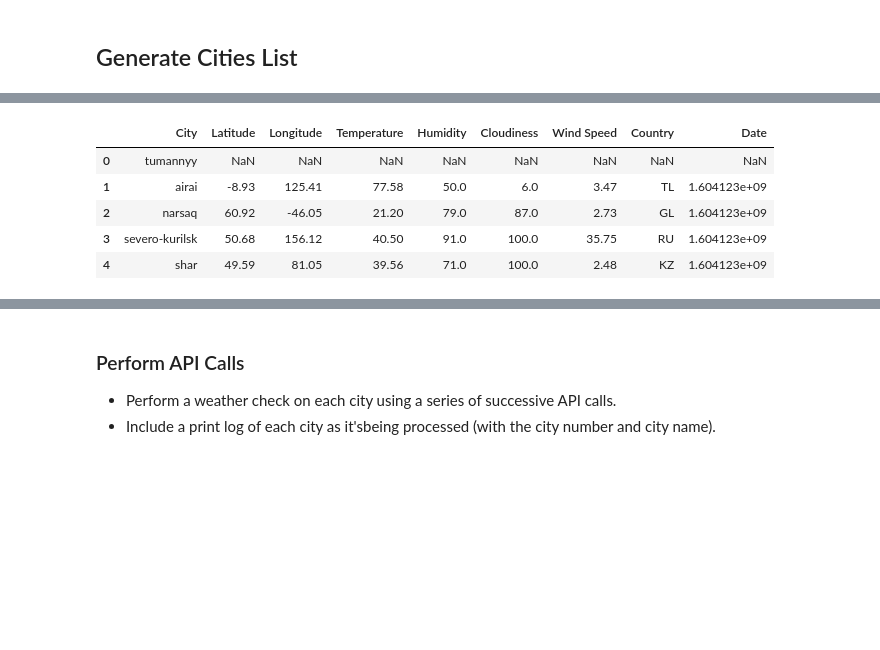
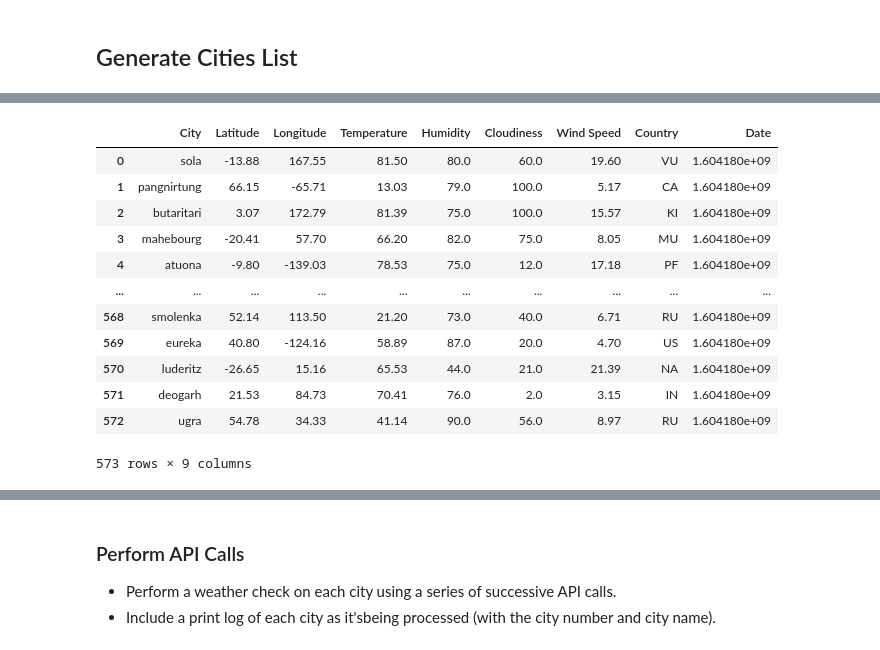
Before and after one commit to cbauer15/python-api-challenge, a Jupyter notebook: HW/Instructions/starter_code/WeatherPy.ipynb, the cells around one changed output, grey strips where cells are left out. Saved outputs shown, nothing was run; the diff lists cells and outputs as text; code cells hidden in the pictures; blank space fills up the shorter version.

```diff
--- a/HW/Instructions/starter_code/WeatherPy.ipynb
+++ b/HW/Instructions/starter_code/WeatherPy.ipynb
@@ -108,12 +108,19 @@ Processing Record 593 | roald
 # %%
-weather_df.head()
+weather_df
 # %% [output]
 |  | City | Latitude | Longitude | Temperature | Humidity | Cloudiness | Wind Speed | Country | Date |
-| 0 | tumannyy | NaN | NaN | NaN | NaN | NaN | NaN | NaN | NaN |
-| 1 | airai | -8.93 | 125.41 | 77.58 | 50.0 | 6.0 | 3.47 | TL | 1.604123e+09 |
-| 2 | narsaq | 60.92 | -46.05 | 21.20 | 79.0 | 87.0 | 2.73 | GL | 1.604123e+09 |
-| 3 | severo-kurilsk | 50.68 | 156.12 | 40.50 | 91.0 | 100.0 | 35.75 | RU | 1.604123e+09 |
-| 4 | shar | 49.59 | 81.05 | 39.56 | 71.0 | 100.0 | 2.48 | KZ | 1.604123e+09 |
+| 0 | sola | -13.88 | 167.55 | 81.50 | 80.0 | 60.0 | 19.60 | VU | 1.604180e+09 |
+| 1 | pangnirtung | 66.15 | -65.71 | 13.03 | 79.0 | 100.0 | 5.17 | CA | 1.604180e+09 |
+| 2 | butaritari | 3.07 | 172.79 | 81.39 | 75.0 | 100.0 | 15.57 | KI | 1.604180e+09 |
+| 3 | mahebourg | -20.41 | 57.70 | 66.20 | 82.0 | 75.0 | 8.05 | MU | 1.604180e+09 |
+| 4 | atuona | -9.80 | -139.03 | 78.53 | 75.0 | 12.0 | 17.18 | PF | 1.604180e+09 |
+| ... | ... | ... | ... | ... | ... | ... | ... | ... | ... |
+| 568 | smolenka | 52.14 | 113.50 | 21.20 | 73.0 | 40.0 | 6.71 | RU | 1.604180e+09 |
+| 569 | eureka | 40.80 | -124.16 | 58.89 | 87.0 | 20.0 | 4.70 | US | 1.604180e+09 |
+| 570 | luderitz | -26.65 | 15.16 | 65.53 | 44.0 | 21.0 | 21.39 | NA | 1.604180e+09 |
+| 571 | deogarh | 21.53 | 84.73 | 70.41 | 76.0 | 2.0 | 3.15 | IN | 1.604180e+09 |
+| 572 | ugra | 54.78 | 34.33 | 41.14 | 90.0 | 56.0 | 8.97 | RU | 1.604180e+09 |
+573 rows × 9 columns
 # %%
 clean_city_data_df = weather_df.loc[weather_df["Humidity"] <= 100,:]
 clean_city_data_df = clean_city_data_df.dropna(how='any')
```
Also changed, not shown: parts of 18 cells of this notebook, 13 other files.
